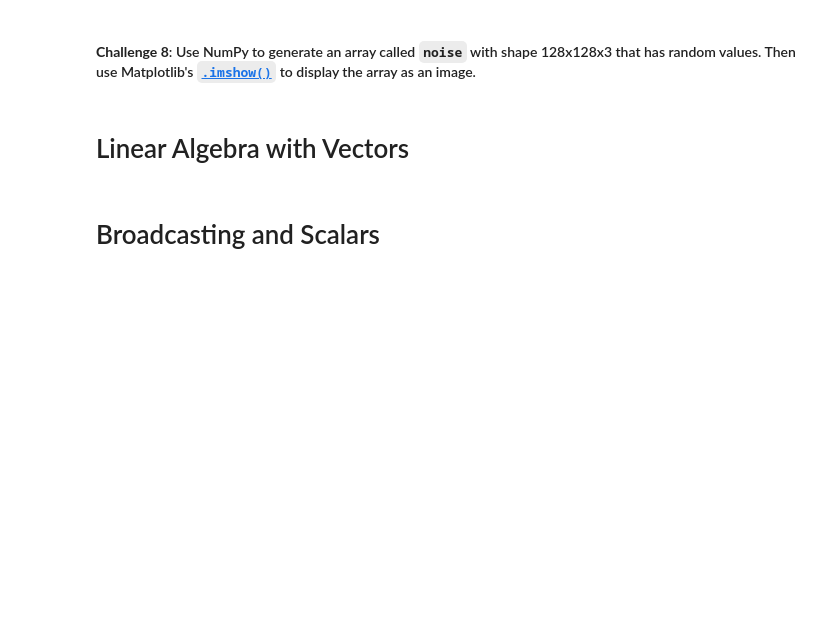
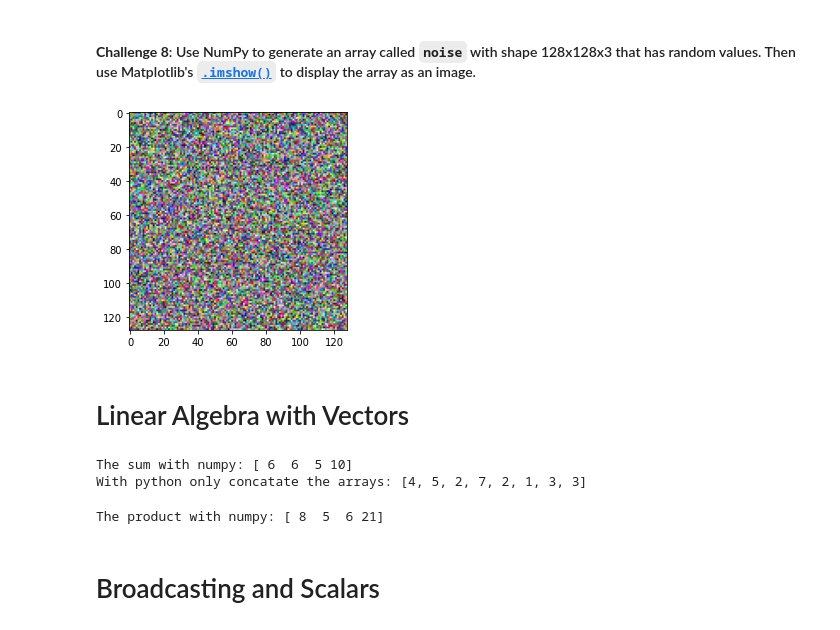
Before and after one commit to nastyc0de/python100dias, a Jupyter notebook: dia76/Computation_with_NumPy_and_N_Dimensional_Arrays_(start).ipynb, the cells around one changed output. Saved outputs shown, nothing was run; the diff lists cells and outputs as text; code cells hidden in the pictures; blank space fills up the shorter version.

```diff
--- a/dia76/Computation_with_NumPy_and_N_Dimensional_Arrays_(start).ipynb
+++ b/dia76/Computation_with_NumPy_and_N_Dimensional_Arrays_(start).ipynb
@@ -124,5 +177,11 @@ Hint: Use the [`.random()` function](https://numpy.org/doc/stable/reference/rand
 # %% [markdown]
 #### **Challenge 8**: Use NumPy to generate an array called `noise` with shape 128x128x3 that has random values. Then use Matplotlib's [`.imshow()`](https://matplotlib.org/3.1.1/api/_as_gen/matplotlib.pyplot.imshow.html) to display the array as an image.
+# %%
+noise = np.random.random((128, 128, 3))
+plt.imshow(noise)
+plt.show()
+# %% [output]
+[figure, added]
 # %% [markdown]
 # Linear Algebra with Vectors
 # %%
@@ -132,5 +191,16 @@ v2 = np.array([2, 1, 3, 3])
 # Python Lists vs ndarrays
 list1 = [4, 5, 2, 7]
 list2 = [2, 1, 3, 3]
+# %%
+print(f'The sum with numpy: {v1 + v2}')
+print(f'With python only concatate the arrays: {list1 + list2}')
+# %% [output]
+The sum with numpy: [ 6  6  5 10]
+With python only concatate the arrays: [4, 5, 2, 7, 2, 1, 3, 3]
+# %%
+print(f'The product with numpy: {v1*v2}')
+# print(f'The product with list in Python generate a error: {list1 * list2}') ERROR
+# %% [output]
+The product with numpy: [ 8  5  6 21]
 # %% [markdown]
 # Broadcasting and Scalars
```
Also changed, not shown: parts of 26 cells of this notebook, 2 other files.
